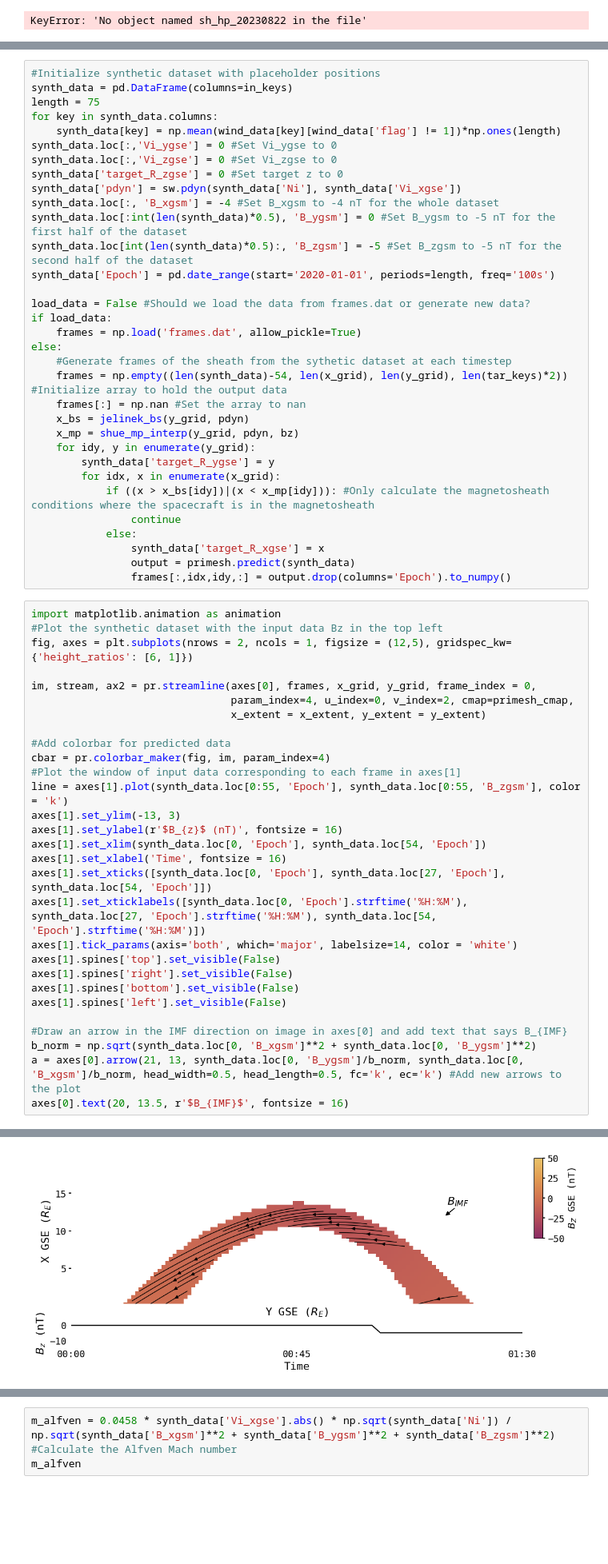
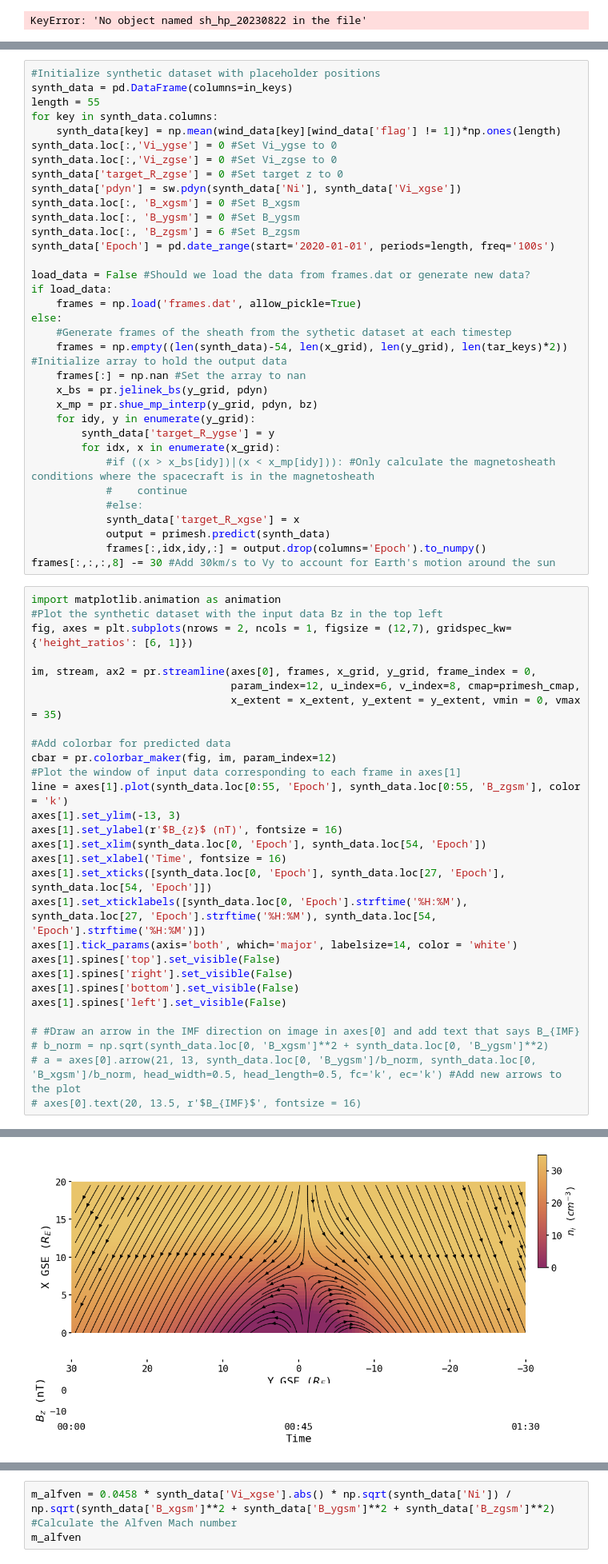
Before and after one commit to connor-obrien888/primesh, a Jupyter notebook: scratch.ipynb, the cells around one changed output, grey strips where cells are left out. Shown at 80% size. Drawn from its saved outputs; the diff is of its cells as text; blank space fills up the shorter version.

```diff
--- a/scratch.ipynb
+++ b/scratch.ipynb
@@ -655,16 +609,16 @@ bz = 0 #Placeholder IMF Bz (nT)
 # %%
 #Initialize synthetic dataset with placeholder positions
 synth_data = pd.DataFrame(columns=in_keys)
-length = 75
+length = 55
 for key in synth_data.columns:
     synth_data[key] = np.mean(wind_data[key][wind_data['flag'] != 1])*np.ones(length)
 synth_data.loc[:,'Vi_ygse'] = 0 #Set Vi_ygse to 0
 synth_data.loc[:,'Vi_zgse'] = 0 #Set Vi_zgse to 0
 synth_data['target_R_zgse'] = 0 #Set target z to 0
 synth_data['pdyn'] = sw.pdyn(synth_data['Ni'], synth_data['Vi_xgse'])
-synth_data.loc[:, 'B_xgsm'] = -4 #Set B_xgsm to -4 nT for the whole dataset
-synth_data.loc[:int(len(synth_data)*0.5), 'B_ygsm'] = 0 #Set B_ygsm to -5 nT for the first half of the dataset
-synth_data.loc[int(len(synth_data)*0.5):, 'B_zgsm'] = -5 #Set B_zgsm to -5 nT for the second half of the dataset
+synth_data.loc[:, 'B_xgsm'] = 0 #Set B_xgsm
+synth_data.loc[:, 'B_ygsm'] = 0 #Set B_ygsm
+synth_data.loc[:, 'B_zgsm'] = 6 #Set B_zgsm
 synth_data['Epoch'] = pd.date_range(start='2020-01-01', periods=length, freq='100s')
 
 load_data = False #Should we load the data from frames.dat or generate new data?
@@ -674,28 +628,29 @@ else:
     #Generate frames of the sheath from the sythetic dataset at each timestep
     frames = np.empty((len(synth_data)-54, len(x_grid), len(y_grid), len(tar_keys)*2)) #Initialize array to hold the output data
     frames[:] = np.nan #Set the array to nan
-    x_bs = jelinek_bs(y_grid, pdyn)
-    x_mp = shue_mp_interp(y_grid, pdyn, bz)
+    x_bs = pr.jelinek_bs(y_grid, pdyn)
+    x_mp = pr.shue_mp_interp(y_grid, pdyn, bz)
     for idy, y in enumerate(y_grid):
         synth_data['target_R_ygse'] = y
         for idx, x in enumerate(x_grid):
-            if ((x > x_bs[idy])|(x < x_mp[idy])): #Only calculate the magnetosheath conditions where the spacecraft is in the magnetosheath
-                continue
-            else:
-                synth_data['target_R_xgse'] = x
-                output = primesh.predict(synth_data)
-                frames[:,idx,idy,:] = output.drop(columns='Epoch').to_numpy()
+            #if ((x > x_bs[idy])|(x < x_mp[idy])): #Only calculate the magnetosheath conditions where the spacecraft is in the magnetosheath
+            #    continue
+            #else:
+            synth_data['target_R_xgse'] = x
+            output = primesh.predict(synth_data)
+            frames[:,idx,idy,:] = output.drop(columns='Epoch').to_numpy()
+frames[:,:,:,8] -= 30 #Add 30km/s to Vy to account for Earth's motion around the sun
 # %%
 import matplotlib.animation as animation
 #Plot the synthetic dataset with the input data Bz in the top left
-fig, axes = plt.subplots(nrows = 2, ncols = 1, figsize = (12,5), gridspec_kw={'height_ratios': [6, 1]})
+fig, axes = plt.subplots(nrows = 2, ncols = 1, figsize = (12,7), gridspec_kw={'height_ratios': [6, 1]})
 
 im, stream, ax2 = pr.streamline(axes[0], frames, x_grid, y_grid, frame_index = 0,
-                                param_index=4, u_index=0, v_index=2, cmap=primesh_cmap,
-                                x_extent = x_extent, y_extent = y_extent)
+                                param_index=12, u_index=6, v_index=8, cmap=primesh_cmap,
+                                x_extent = x_extent, y_extent = y_extent, vmin = 0, vmax = 35)
 
 #Add colorbar for predicted data
-cbar = pr.colorbar_maker(fig, im, param_index=4)
+cbar = pr.colorbar_maker(fig, im, param_index=12)
 #Plot the window of input data corresponding to each frame in axes[1]
 line = axes[1].plot(synth_data.loc[0:55, 'Epoch'], synth_data.loc[0:55, 'B_zgsm'], color = 'k')
 axes[1].set_ylim(-13, 3)
@@ -710,8 +665,8 @@ axes[1].spines['right'].set_visible(False)
 axes[1].spines['bottom'].set_visible(False)
 axes[1].spines['left'].set_visible(False)
 
-#Draw an arrow in the IMF direction on image in axes[0] and add text that says B_{IMF}
-b_norm = np.sqrt(synth_data.loc[0, 'B_xgsm']**2 + synth_data.loc[0, 'B_ygsm']**2)
-a = axes[0].arrow(21, 13, synth_data.loc[0, 'B_ygsm']/b_norm, synth_data.loc[0, 'B_xgsm']/b_norm, head_width=0.5, head_length=0.5, fc='k', ec='k') #Add new arrows to the plot
-axes[0].text(20, 13.5, r'$B_{IMF}$', fontsize = 16)
+# #Draw an arrow in the IMF direction on image in axes[0] and add text that says B_{IMF}
+# b_norm = np.sqrt(synth_data.loc[0, 'B_xgsm']**2 + synth_data.loc[0, 'B_ygsm']**2)
+# a = axes[0].arrow(21, 13, synth_data.loc[0, 'B_ygsm']/b_norm, synth_data.loc[0, 'B_xgsm']/b_norm, head_width=0.5, head_length=0.5, fc='k', ec='k') #Add new arrows to the plot
+# axes[0].text(20, 13.5, r'$B_{IMF}$', fontsize = 16)
 # %% [output]
@@ -719 +673 @@ Text(20, 13.5, '$B_{IMF}$')
-[figure, old version]
+[figure, new version]
```
Also changed, not shown: parts of 21 cells of this notebook, 9 other files.
